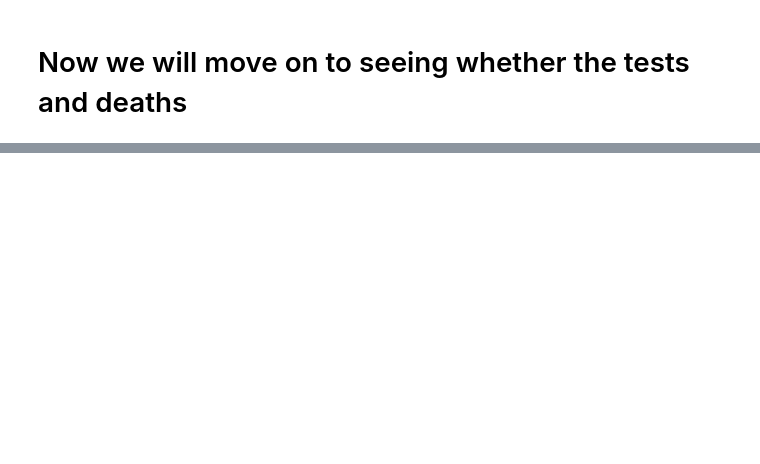
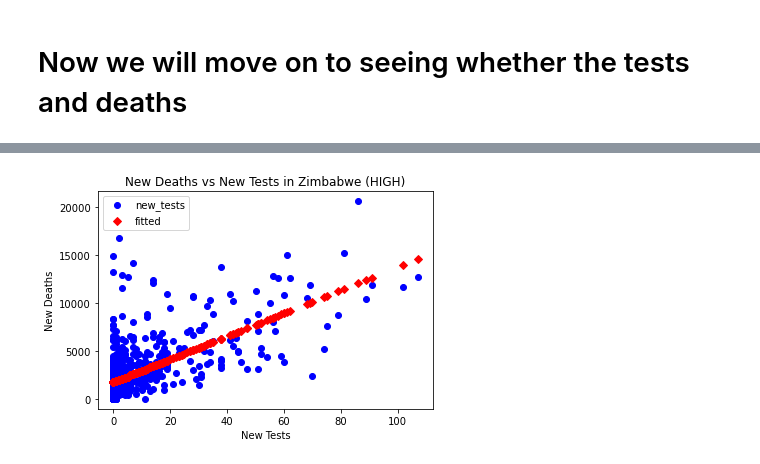
Before and after one commit to ajdelcarpiogom/FinalProject, a Jupyter notebook: FinalProject.ipynb, the cells around one changed output, grey strips where cells are left out. Cells and saved outputs as stored; diff of their text form; code cells hidden in the pictures; blank space fills up the shorter version.

```diff
--- a/FinalProject.ipynb
+++ b/FinalProject.ipynb
@@ -524,0 +505,14 @@ nan
+# %%
+Zim = countries_df.loc[countries_df["location"] == "Zimbabwe"]
+# %%
+z_model = ols('new_tests ~ new_deaths', data = Zim).fit()
+#print(z_model.summary())
+# %%
+fig3, ax3 = plt.subplots()
+fig3 = sm.graphics.plot_fit(z_model,1, vlines= False, ax = ax3)
+ax3.set_ylabel("New Deaths")
+ax3.set_xlabel("New Tests")
+ax3.set_title("New Deaths vs New Tests in Zimbabwe (HIGH)")
+plt.show()
+# %% [output]
+[figure, added]
```
Also changed, not shown: parts of 49 cells of this notebook.
